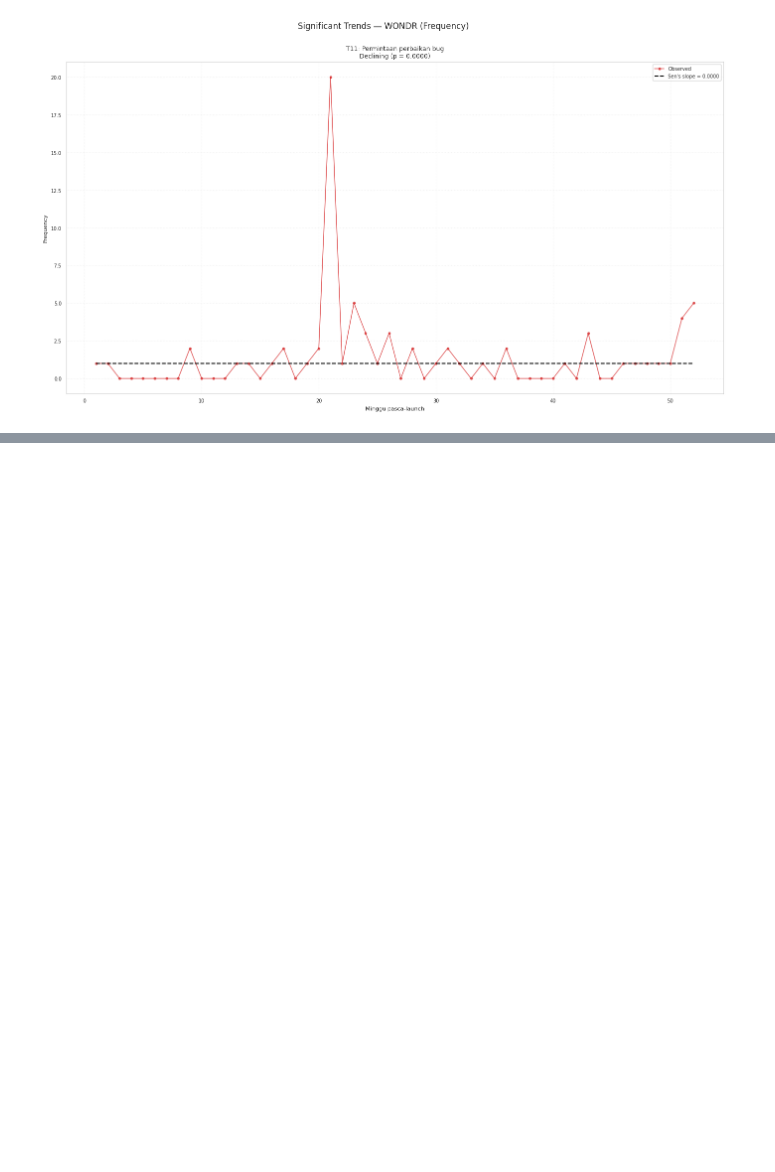
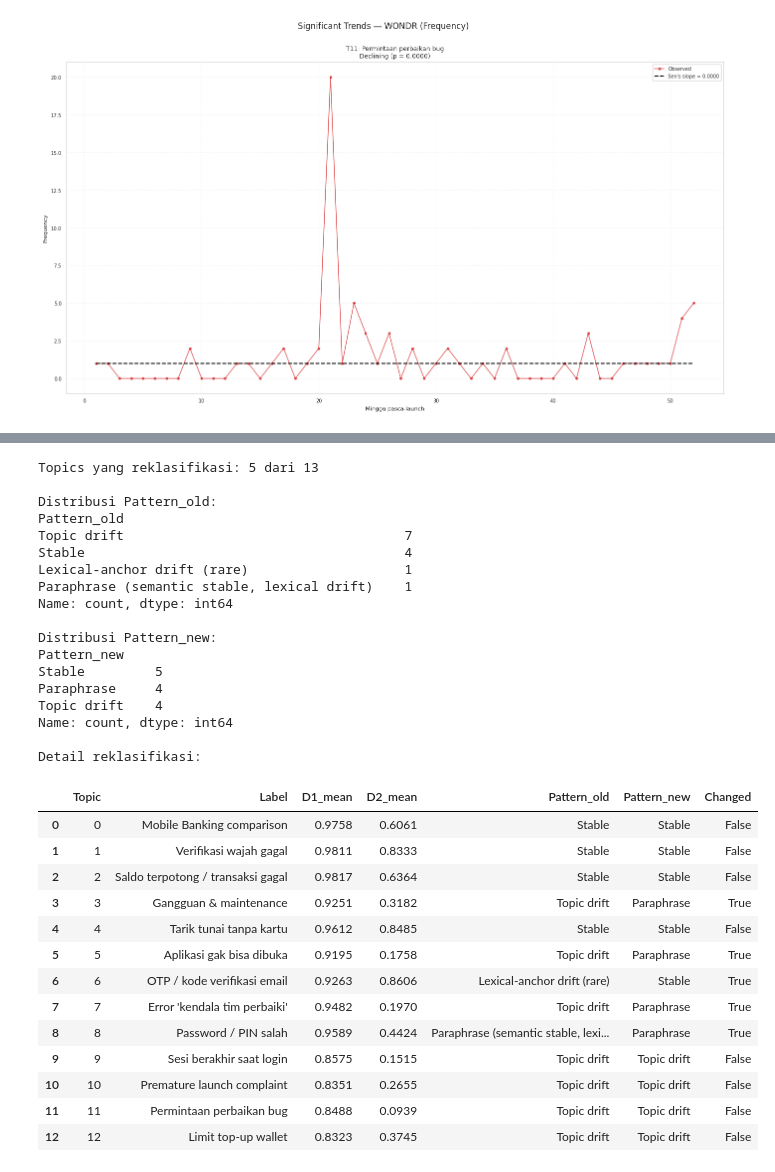
Before and after one commit to rabithahz-salwa/skripsi-bertopic-superapp, a Jupyter notebook: 05_bertopic_wondr.ipynb, the cells around one changed output, grey strips where cells are left out. Cells and saved outputs as stored; diff of their text form; code cells hidden in the pictures; blank space fills up the shorter version.

```diff
--- a/05_bertopic_wondr.ipynb
+++ b/05_bertopic_wondr.ipynb
@@ -2308,0 +2359,67 @@ plt.show()
+# %%
+# Reklasifikasi dengan threshold yang aligned ke natural gap
+D1_THRESHOLD_NEW = 0.90
+D2_THRESHOLD_NEW = 0.60
+
+def classify_pattern(d1, d2, d1_th, d2_th):
+    """Classify pattern based on D1 and D2 means."""
+    if d1 >= d1_th and d2 >= d2_th:
+        return "Stable"
+    elif d1 >= d1_th and d2 < d2_th:
+        return "Paraphrase"
+    elif d1 < d1_th and d2 >= d2_th:
+        return "Lexical-anchor drift"
+    else:
+        return "Topic drift"
+
+# Apply both old (0.95/0.60) and new (0.90/0.60) classification
+df_section9['Pattern_old'] = df_section9['Pattern']  # save existing
+df_section9['Pattern_new'] = df_section9.apply(
+    lambda row: classify_pattern(row['D1_mean'], row['D2_mean'], D1_THRESHOLD_NEW, D2_THRESHOLD_NEW),
+    axis=1
+)
+
+# Compare side-by-side
+comparison = df_section9[['Topic', 'Label', 'D1_mean', 'D2_mean', 'Pattern_old', 'Pattern_new']].copy()
+comparison['Changed'] = comparison['Pattern_old'] != comparison['Pattern_new']
+
+print(f"Topics yang reklasifikasi: {comparison['Changed'].sum()} dari {len(comparison)}")
+print(f"\nDistribusi Pattern_old:")
+print(comparison['Pattern_old'].value_counts())
+print(f"\nDistribusi Pattern_new:")
+print(comparison['Pattern_new'].value_counts())
+print(f"\nDetail reklasifikasi:")
+comparison
+# %% [output]
+Topics yang reklasifikasi: 5 dari 13
+
+Distribusi Pattern_old:
+Pattern_old
+Topic drift                                    7
+Stable                                         4
+Lexical-anchor drift (rare)                    1
+Paraphrase (semantic stable, lexical drift)    1
+Name: count, dtype: int64
+
+Distribusi Pattern_new:
+Pattern_new
+Stable         5
+Paraphrase     4
+Topic drift    4
+Name: count, dtype: int64
+
+Detail reklasifikasi:
+|  | Topic | Label | D1_mean | D2_mean | Pattern_old | Pattern_new | Changed |
+| 0 | 0 | Mobile Banking comparison | 0.9758 | 0.6061 | Stable | Stable | False |
+| 1 | 1 | Verifikasi wajah gagal | 0.9811 | 0.8333 | Stable | Stable | False |
+| 2 | 2 | Saldo terpotong / transaksi gagal | 0.9817 | 0.6364 | Stable | Stable | False |
+| 3 | 3 | Gangguan & maintenance | 0.9251 | 0.3182 | Topic drift | Paraphrase | True |
+| 4 | 4 | Tarik tunai tanpa kartu | 0.9612 | 0.8485 | Stable | Stable | False |
+| 5 | 5 | Aplikasi gak bisa dibuka | 0.9195 | 0.1758 | Topic drift | Paraphrase | True |
+| 6 | 6 | OTP / kode verifikasi email | 0.9263 | 0.8606 | Lexical-anchor drift (rare) | Stable | True |
+| 7 | 7 | Error 'kendala tim perbaiki' | 0.9482 | 0.1970 | Topic drift | Paraphrase | True |
+| 8 | 8 | Password / PIN salah | 0.9589 | 0.4424 | Paraphrase (semantic stable, lexi... | Paraphrase | True |
+| 9 | 9 | Sesi berakhir saat login | 0.8575 | 0.1515 | Topic drift | Topic drift | False |
+| 10 | 10 | Premature launch complaint | 0.8351 | 0.2655 | Topic drift | Topic drift | False |
+| 11 | 11 | Permintaan perbaikan bug | 0.8488 | 0.0939 | Topic drift | Topic drift | False |
+| 12 | 12 | Limit top-up wallet | 0.8323 | 0.3745 | Topic drift | Topic drift | False |
```
Also changed, not shown: parts of 3 cells of this notebook, 3 other files.
